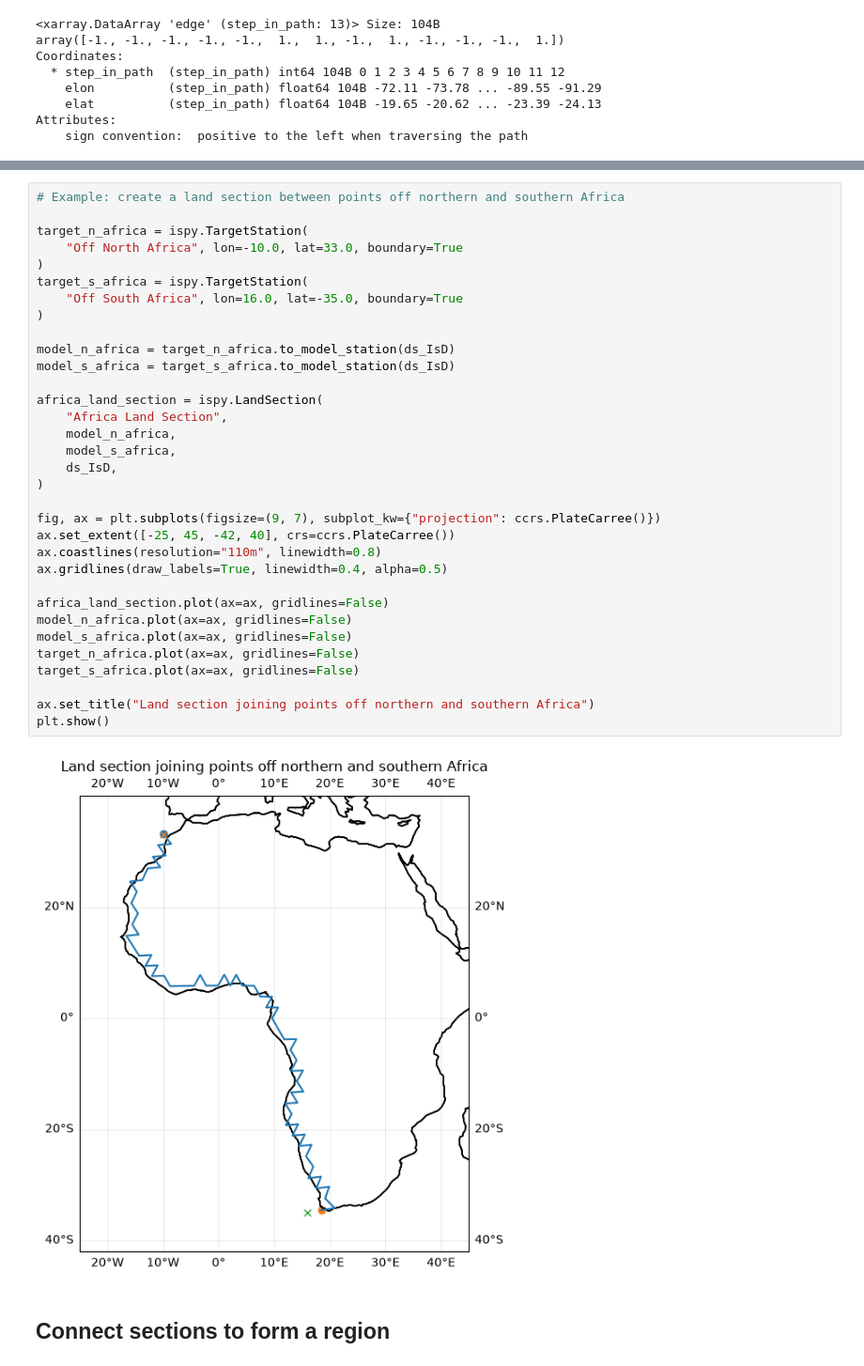
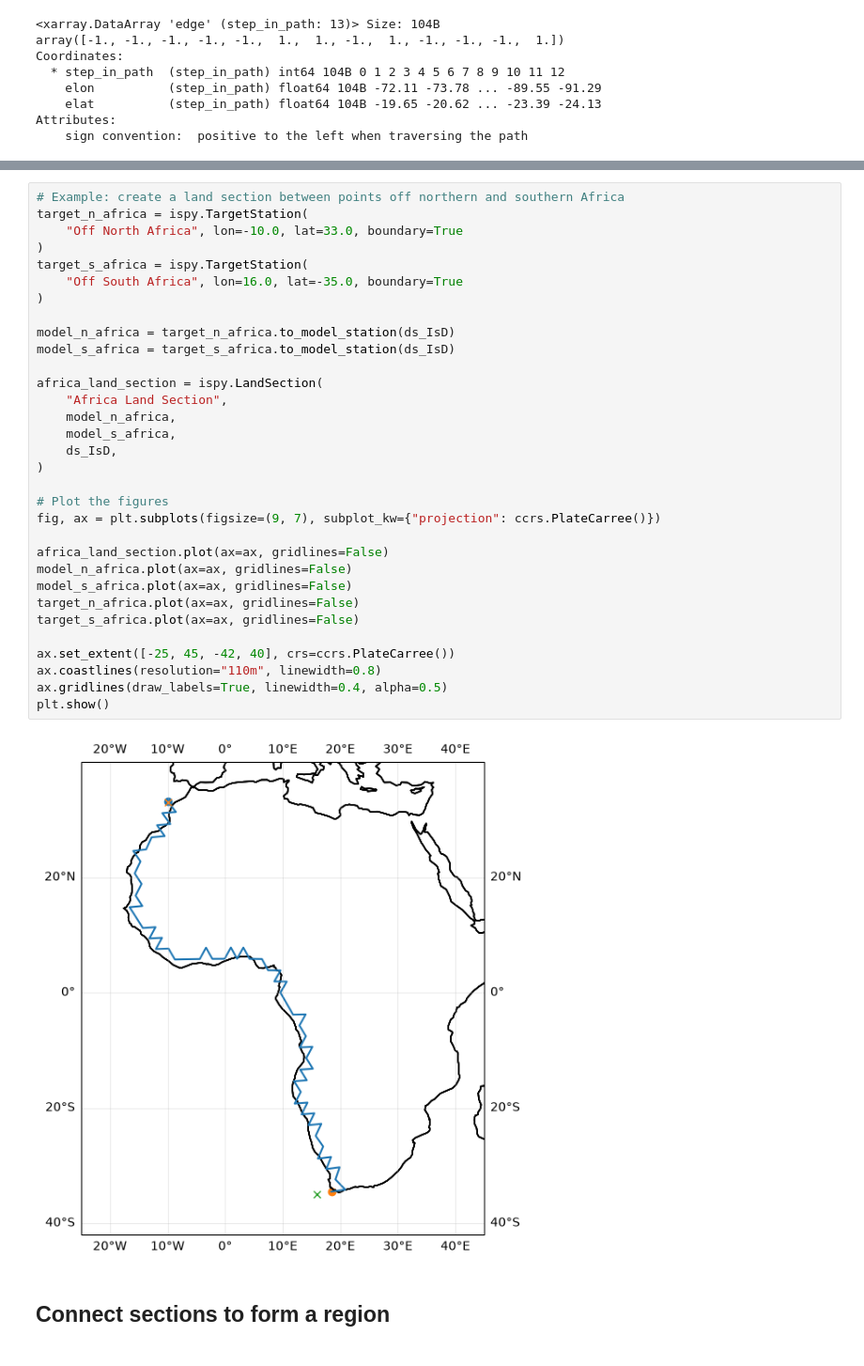
Before and after one commit to fraserwg/iconspy, a Jupyter notebook: examples/quickstart.ipynb, the cells around one changed output, grey strips where cells are left out. Shown at 94% size. Drawn from its saved outputs; the diff is of its cells as text.

```diff
--- a/examples/quickstart.ipynb
+++ b/examples/quickstart.ipynb
@@ -258,38 +259,37 @@ Attributes:
 # %%
 # Example: create a land section between points off northern and southern Africa
-
 target_n_africa = ispy.TargetStation(
     "Off North Africa", lon=-10.0, lat=33.0, boundary=True
 )
 target_s_africa = ispy.TargetStation(
     "Off South Africa", lon=16.0, lat=-35.0, boundary=True
 )
 
 model_n_africa = target_n_africa.to_model_station(ds_IsD)
 model_s_africa = target_s_africa.to_model_station(ds_IsD)
 
 africa_land_section = ispy.LandSection(
     "Africa Land Section",
     model_n_africa,
     model_s_africa,
     ds_IsD,
 )
 
+# Plot the figures
 fig, ax = plt.subplots(figsize=(9, 7), subplot_kw={"projection": ccrs.PlateCarree()})
-ax.set_extent([-25, 45, -42, 40], crs=ccrs.PlateCarree())
-ax.coastlines(resolution="110m", linewidth=0.8)
-ax.gridlines(draw_labels=True, linewidth=0.4, alpha=0.5)
 
 africa_land_section.plot(ax=ax, gridlines=False)
 model_n_africa.plot(ax=ax, gridlines=False)
 model_s_africa.plot(ax=ax, gridlines=False)
 target_n_africa.plot(ax=ax, gridlines=False)
 target_s_africa.plot(ax=ax, gridlines=False)
 
-ax.set_title("Land section joining points off northern and southern Africa")
+ax.set_extent([-25, 45, -42, 40], crs=ccrs.PlateCarree())
+ax.coastlines(resolution="110m", linewidth=0.8)
+ax.gridlines(draw_labels=True, linewidth=0.4, alpha=0.5)
 plt.show()
 # %% [output]
-[figure, old version]
+[figure, new version]
 # %% [markdown]
 ## Connect sections to form a region
 # %%
```
Also changed, not shown: parts of 1 cell of this notebook.
